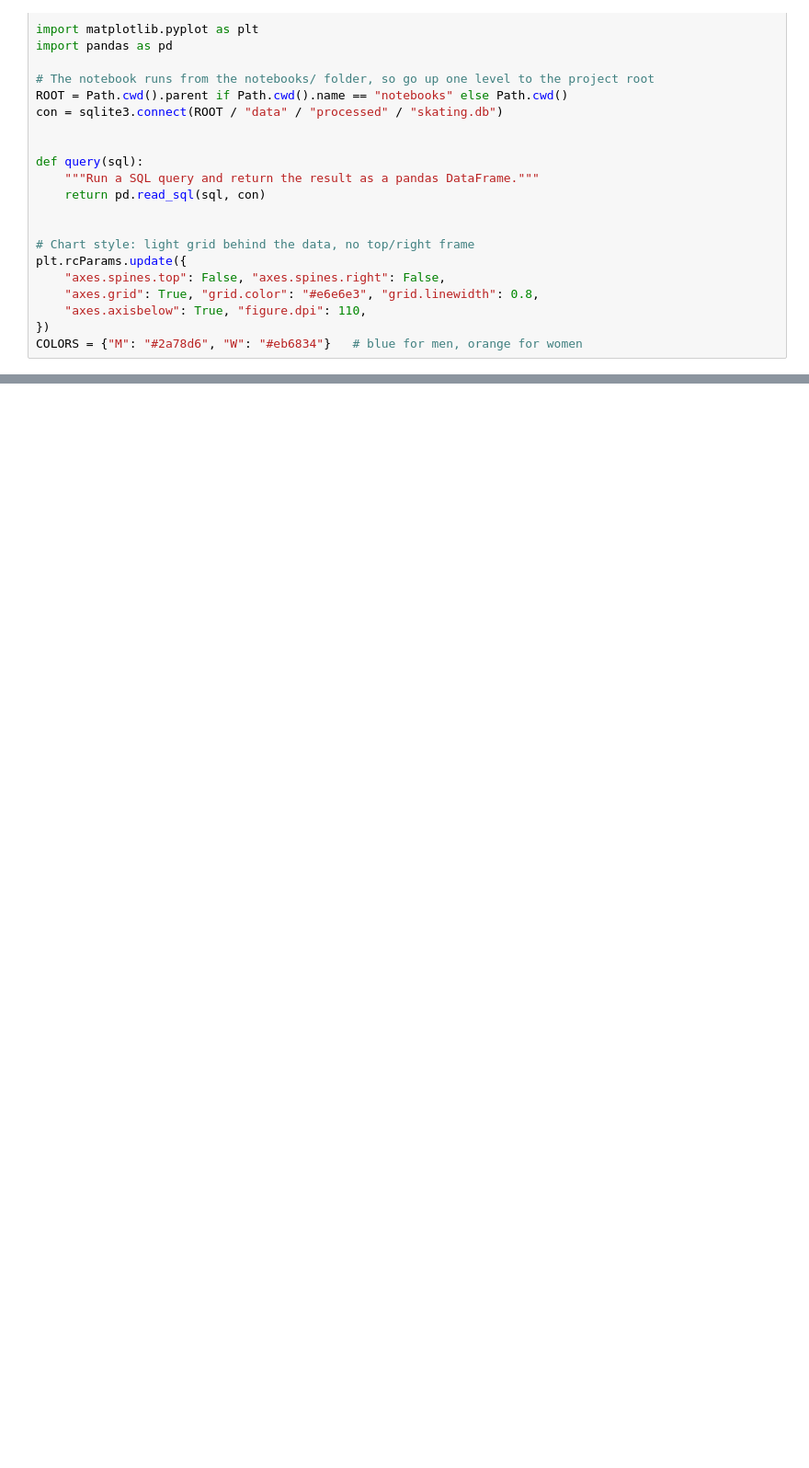
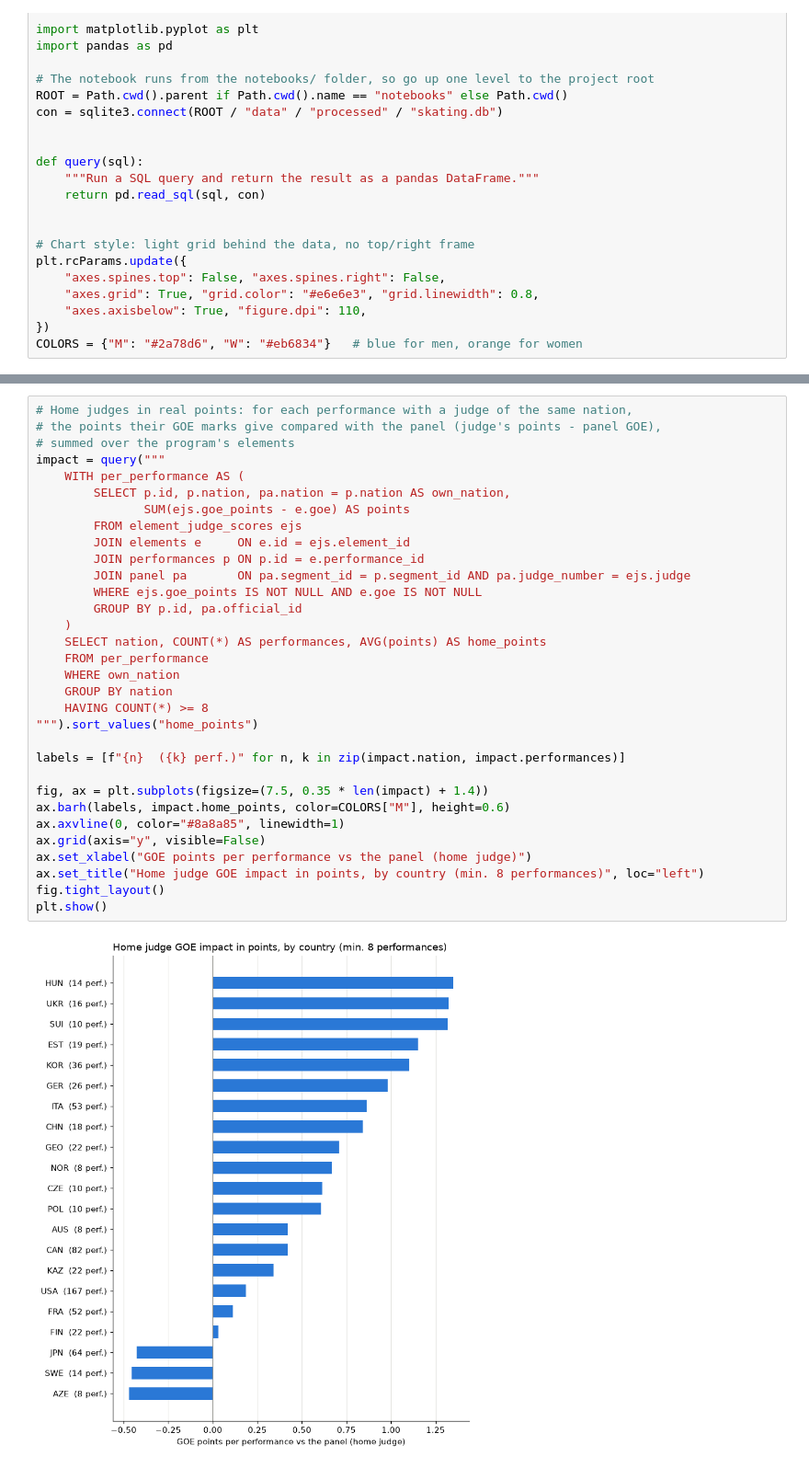
Before and after one commit to osoltar/figure-skating-db, a Jupyter notebook: notebooks/exploration.ipynb, the cells around one changed output, grey strips where cells are left out. Shown at 92% size. Saved outputs shown, nothing was run; the diff lists cells and outputs as text; blank space fills up the shorter version.

```diff
--- a/notebooks/exploration.ipynb
+++ b/notebooks/exploration.ipynb
@@ -88,0 +120,34 @@ plt.show()
+# %%
+# Home judges in real points: for each performance with a judge of the same nation,
+# the points their GOE marks give compared with the panel (judge's points - panel GOE),
+# summed over the program's elements
+impact = query("""
+    WITH per_performance AS (
+        SELECT p.id, p.nation, pa.nation = p.nation AS own_nation,
+               SUM(ejs.goe_points - e.goe) AS points
+        FROM element_judge_scores ejs
+        JOIN elements e     ON e.id = ejs.element_id
+        JOIN performances p ON p.id = e.performance_id
+        JOIN panel pa       ON pa.segment_id = p.segment_id AND pa.judge_number = ejs.judge
+        WHERE ejs.goe_points IS NOT NULL AND e.goe IS NOT NULL
+        GROUP BY p.id, pa.official_id
+    )
+    SELECT nation, COUNT(*) AS performances, AVG(points) AS home_points
+    FROM per_performance
+    WHERE own_nation
+    GROUP BY nation
+    HAVING COUNT(*) >= 8
+""").sort_values("home_points")
+
+labels = [f"{n}  ({k} perf.)" for n, k in zip(impact.nation, impact.performances)]
+
+fig, ax = plt.subplots(figsize=(7.5, 0.35 * len(impact) + 1.4))
+ax.barh(labels, impact.home_points, color=COLORS["M"], height=0.6)
+ax.axvline(0, color="#8a8a85", linewidth=1)
+ax.grid(axis="y", visible=False)
+ax.set_xlabel("GOE points per performance vs the panel (home judge)")
+ax.set_title("Home judge GOE impact in points, by country (min. 8 performances)", loc="left")
+fig.tight_layout()
+plt.show()
+# %% [output]
+[figure, added]
```
Also changed, not shown: parts of 17 cells of this notebook.
